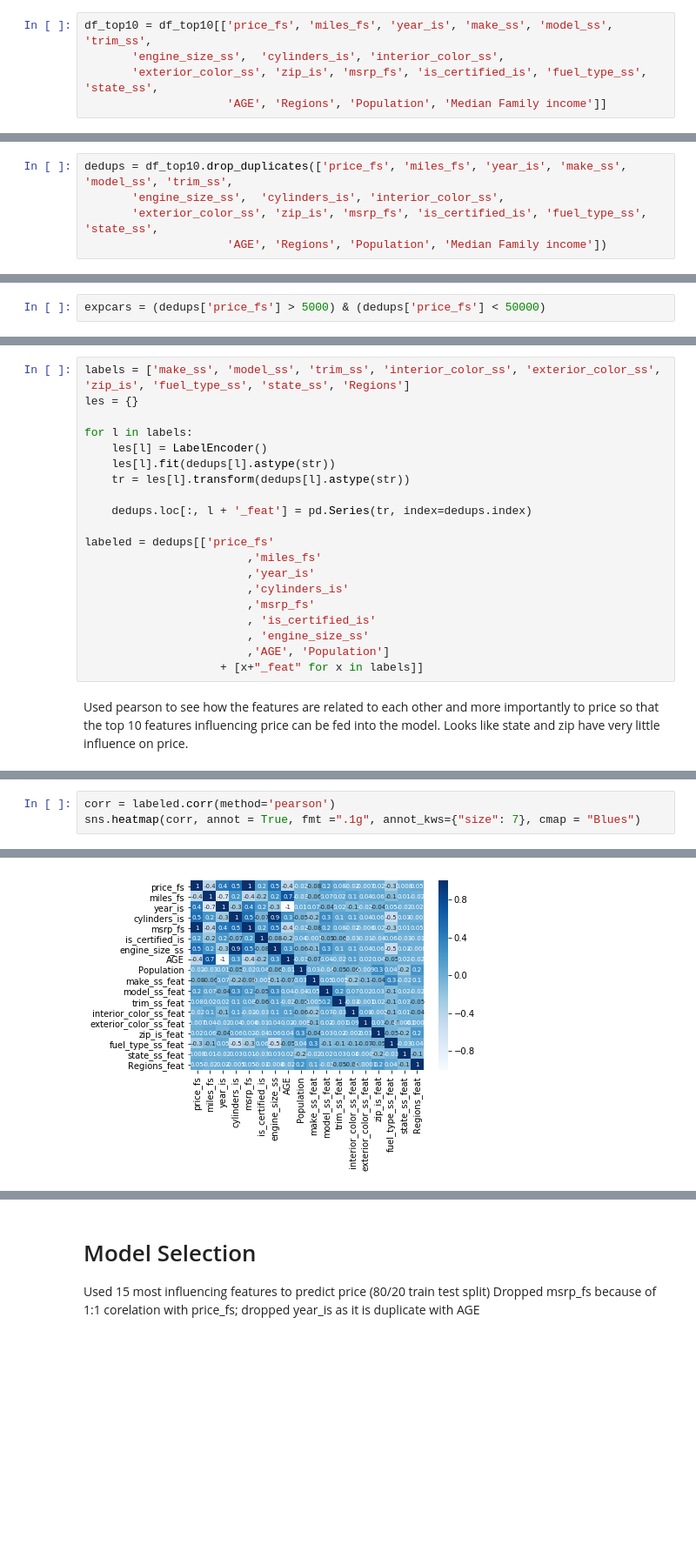
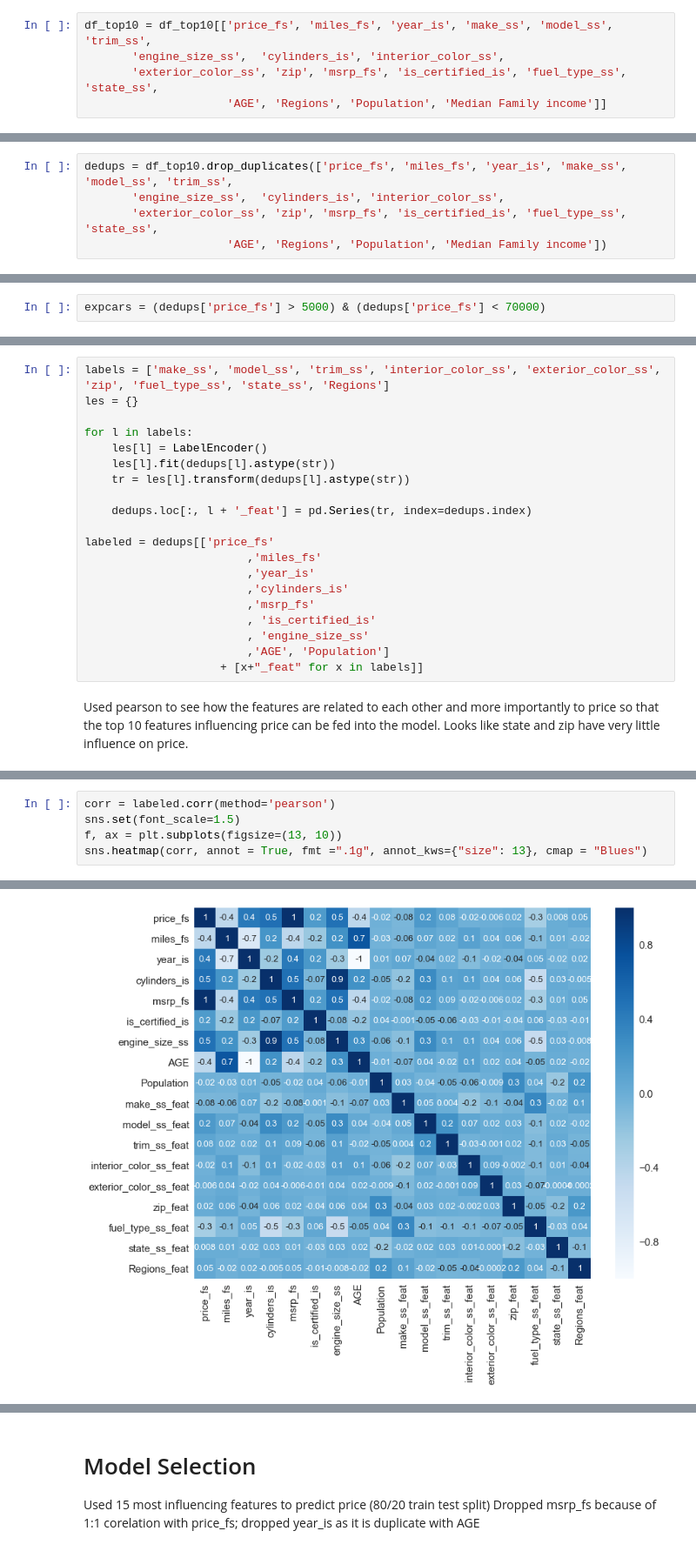
Before and after one commit to bellinsd/Klunker-Blue-Book, a Jupyter notebook: Scripts/Cars_110318.ipynb, the cells around one changed output, grey strips where cells are left out. Shown: that part at 87% size. Drawn from its saved outputs; the diff is of its cells as text; blank space fills up the shorter version.

```diff
--- a/Scripts/Cars_110318.ipynb
+++ b/Scripts/Cars_110318.ipynb
@@ -281,7 +280,7 @@ df_top10.head()
 # %%
 df_top10 = df_top10[['price_fs', 'miles_fs', 'year_is', 'make_ss', 'model_ss', 'trim_ss',
        'engine_size_ss',  'cylinders_is', 'interior_color_ss',
-       'exterior_color_ss', 'zip_is', 'msrp_fs', 'is_certified_is', 'fuel_type_ss', 'state_ss',
+       'exterior_color_ss', 'zip', 'msrp_fs', 'is_certified_is', 'fuel_type_ss', 'state_ss',
                      'AGE', 'Regions', 'Population', 'Median Family income']]
 # %%
 df_top10.head()
@@ -298,7 +297,7 @@ Removed duplicates
 # %%
 dedups = df_top10.drop_duplicates(['price_fs', 'miles_fs', 'year_is', 'make_ss', 'model_ss', 'trim_ss',
        'engine_size_ss',  'cylinders_is', 'interior_color_ss',
-       'exterior_color_ss', 'zip_is', 'msrp_fs', 'is_certified_is', 'fuel_type_ss', 'state_ss',
+       'exterior_color_ss', 'zip', 'msrp_fs', 'is_certified_is', 'fuel_type_ss', 'state_ss',
                      'AGE', 'Regions', 'Population', 'Median Family income'])
 # %%
 print(dedups.shape)
@@ -307,5 +306,5 @@ print(dedups.shape)
 # %%
-expcars = (dedups['price_fs'] > 5000) & (dedups['price_fs'] < 50000)
+expcars = (dedups['price_fs'] > 5000) & (dedups['price_fs'] < 70000)
 # %%
 dedups = dedups[expcars]
 # %%
@@ -416,7 +415,7 @@ dedups.head()
 # %% [markdown]
 Converting categorical features into numeric values using Scikit Learn
 # %%
-labels = ['make_ss', 'model_ss', 'trim_ss', 'interior_color_ss', 'exterior_color_ss', 'zip_is', 'fuel_type_ss', 'state_ss', 'Regions']
+labels = ['make_ss', 'model_ss', 'trim_ss', 'interior_color_ss', 'exterior_color_ss', 'zip', 'fuel_type_ss', 'state_ss', 'Regions']
 les = {}
 
 for l in labels:
@@ -460,9 +459,11 @@ print(labeled.head())
 # %%
 corr = labeled.corr(method='pearson')
-sns.heatmap(corr, annot = True, fmt =".1g", annot_kws={"size": 7}, cmap = "Blues")
+sns.set(font_scale=1.5)
+f, ax = plt.subplots(figsize=(13, 10))
+sns.heatmap(corr, annot = True, fmt =".1g", annot_kws={"size": 13}, cmap = "Blues")
 # %% [output]
 <matplotlib.axes._subplots.AxesSubplot at 0x...>
-[figure, old version]
+[figure, new version]
 # %%
 labeled.corr().loc[:,'price_fs'].abs().sort_values(ascending=False)[1:]
 # %% [output]
```
Also changed, not shown: parts of 112 cells of this notebook.
